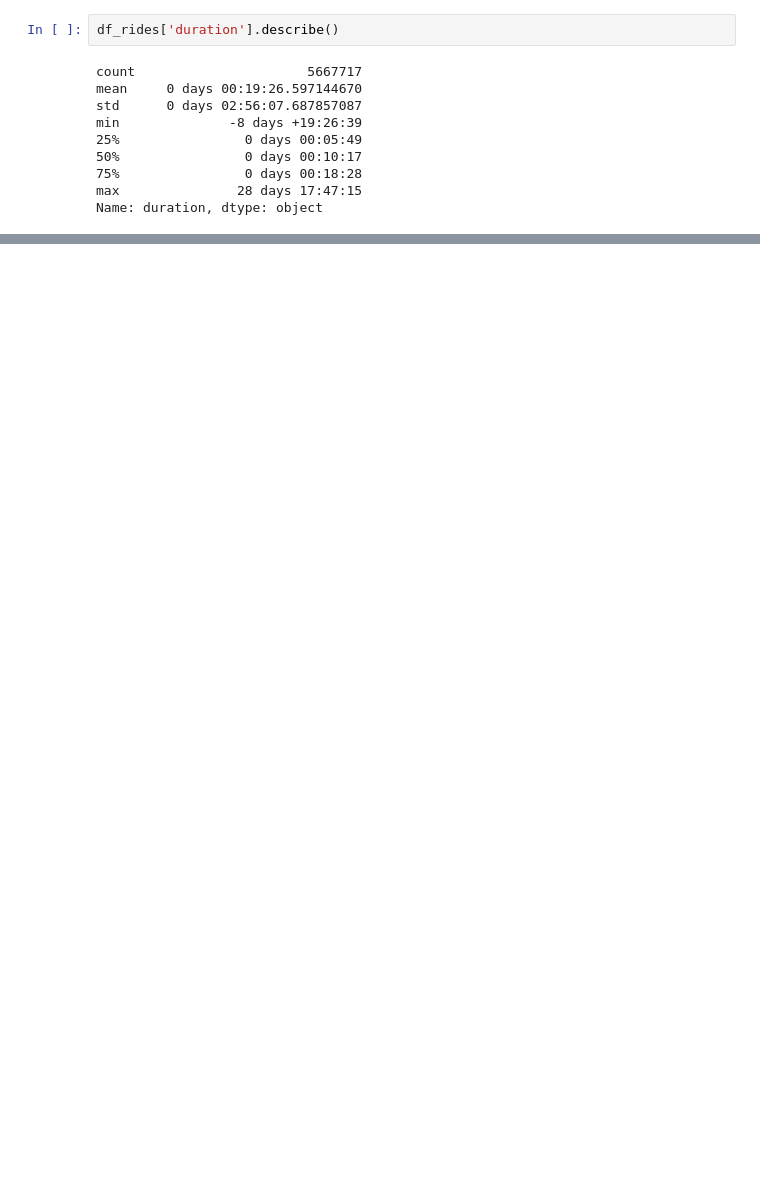
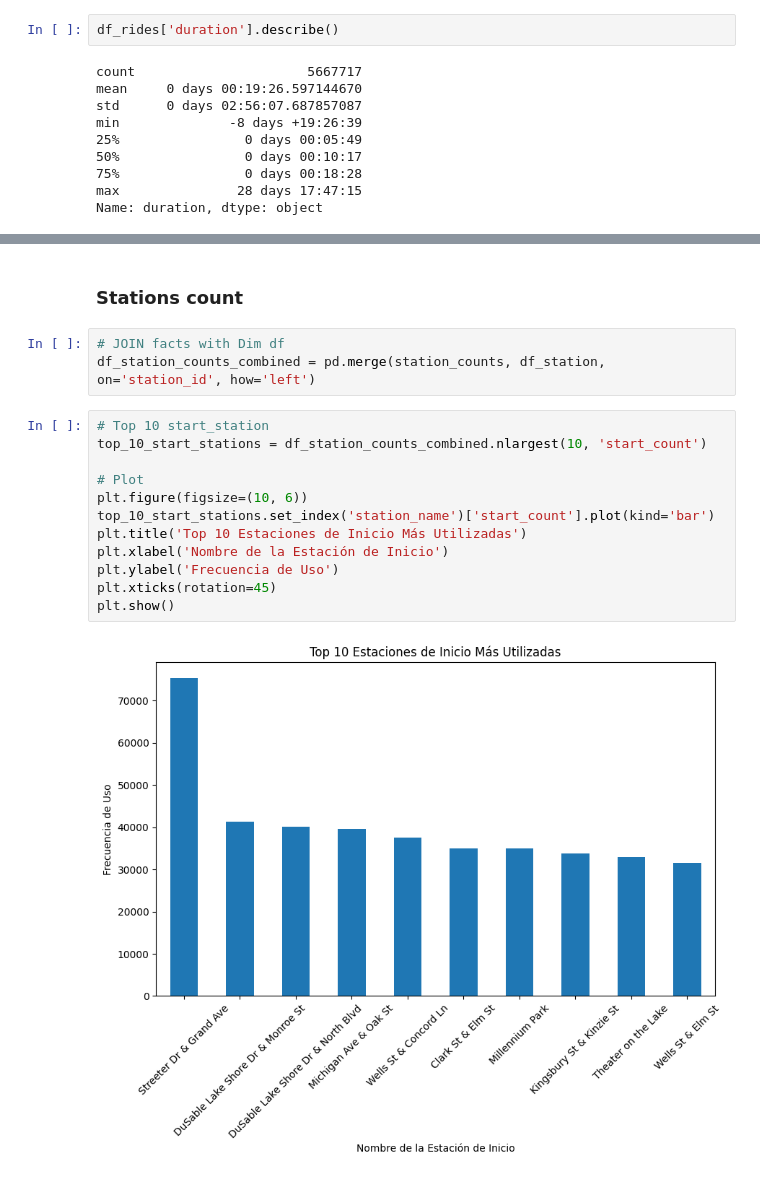
Before and after one commit to FedeDipa91/BikeSharing, a Jupyter notebook: rides2022_analysis.ipynb, the cells around one changed output, grey strips where cells are left out. Saved outputs shown, nothing was run; the diff lists cells and outputs as text; blank space fills up the shorter version.

```diff
--- a/rides2022_analysis.ipynb
+++ b/rides2022_analysis.ipynb
@@ -181,0 +230,19 @@ connection_string.close()
+# %% [markdown]
+### Stations count
+# %%
+# JOIN facts with Dim df
+df_station_counts_combined = pd.merge(station_counts, df_station, on='station_id', how='left')
+# %%
+# Top 10 start_station
+top_10_start_stations = df_station_counts_combined.nlargest(10, 'start_count')
+
+# Plot
+plt.figure(figsize=(10, 6))
+top_10_start_stations.set_index('station_name')['start_count'].plot(kind='bar')
+plt.title('Top 10 Estaciones de Inicio Más Utilizadas')
+plt.xlabel('Nombre de la Estación de Inicio')
+plt.ylabel('Frecuencia de Uso')
+plt.xticks(rotation=45)
+plt.show()
+# %% [output]
+[figure, added]
```
Also changed, not shown: parts of 41 cells of this notebook.
